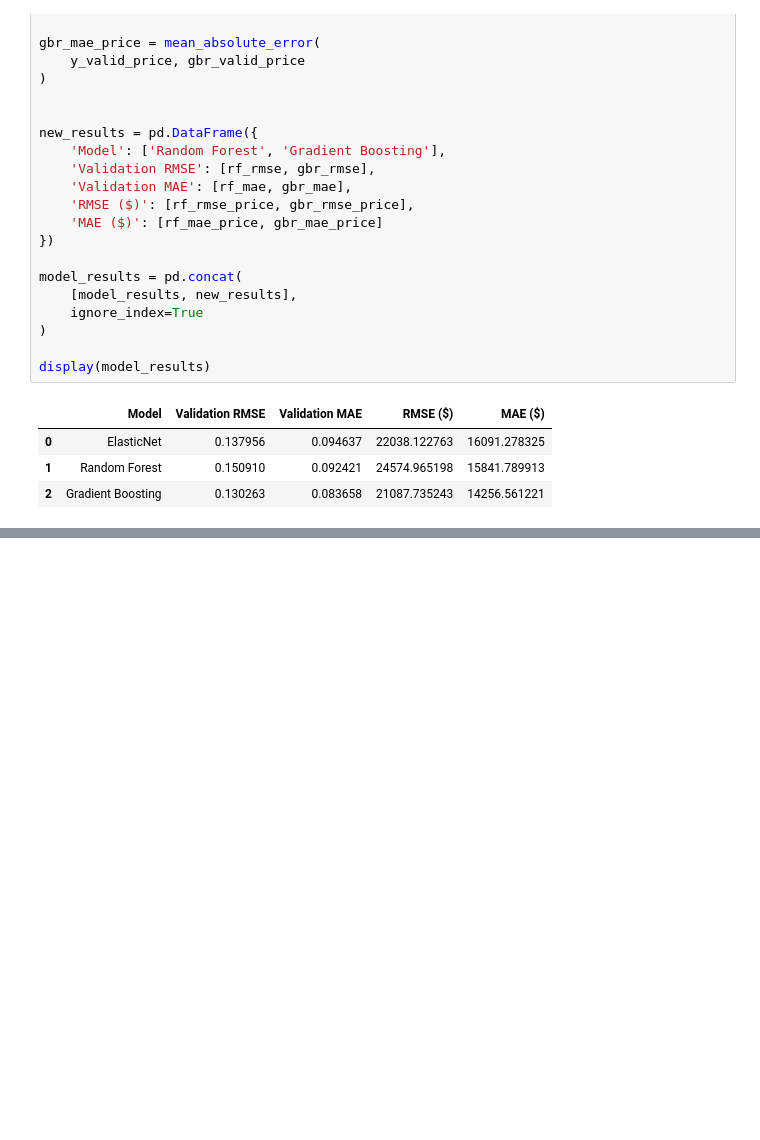
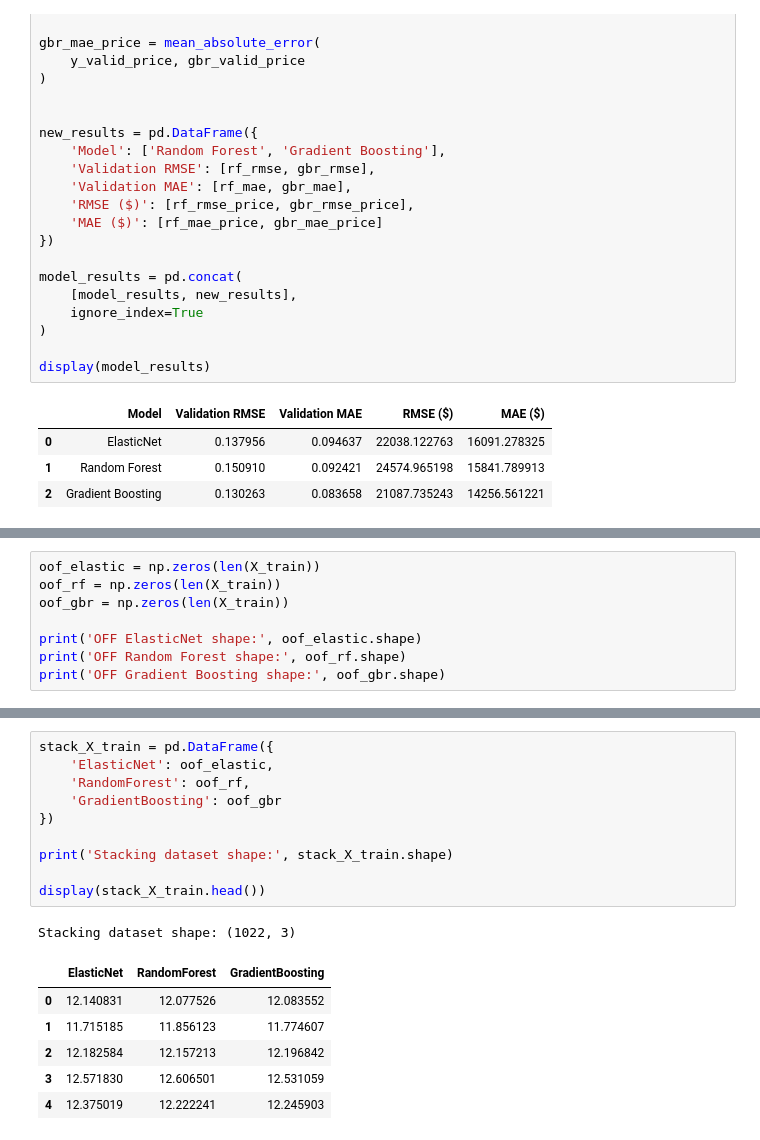
Before and after one commit to rcodes-ix/ames-house-price-prediction, a Jupyter notebook: house_price_prediction.ipynb, the cells around one changed output, grey strips where cells are left out. Saved outputs shown, nothing was run; the diff lists cells and outputs as text; blank space fills up the shorter version.

```diff
--- a/house_price_prediction.ipynb
+++ b/house_price_prediction.ipynb
@@ -526,0 +539,8 @@ display(model_results)
+# %%
+oof_elastic = np.zeros(len(X_train))
+oof_rf = np.zeros(len(X_train))
+oof_gbr = np.zeros(len(X_train))
+
+print('OFF ElasticNet shape:', oof_elastic.shape)
+print('OFF Random Forest shape:', oof_rf.shape)
+print('OFF Gradient Boosting shape:', oof_gbr.shape)
@@ -526,0 +629,18 @@ display(model_results)
+# %%
+stack_X_train = pd.DataFrame({
+    'ElasticNet': oof_elastic,
+    'RandomForest': oof_rf,
+    'GradientBoosting': oof_gbr
+})
+
+print('Stacking dataset shape:', stack_X_train.shape)
+
+display(stack_X_train.head())
+# %% [output]
+Stacking dataset shape: (1022, 3)
+|  | ElasticNet | RandomForest | GradientBoosting |
+| 0 | 12.140831 | 12.077526 | 12.083552 |
+| 1 | 11.715185 | 11.856123 | 11.774607 |
+| 2 | 12.182584 | 12.157213 | 12.196842 |
+| 3 | 12.571830 | 12.606501 | 12.531059 |
+| 4 | 12.375019 | 12.222241 | 12.245903 |
```
Also changed, not shown: parts of 45 cells of this notebook.
